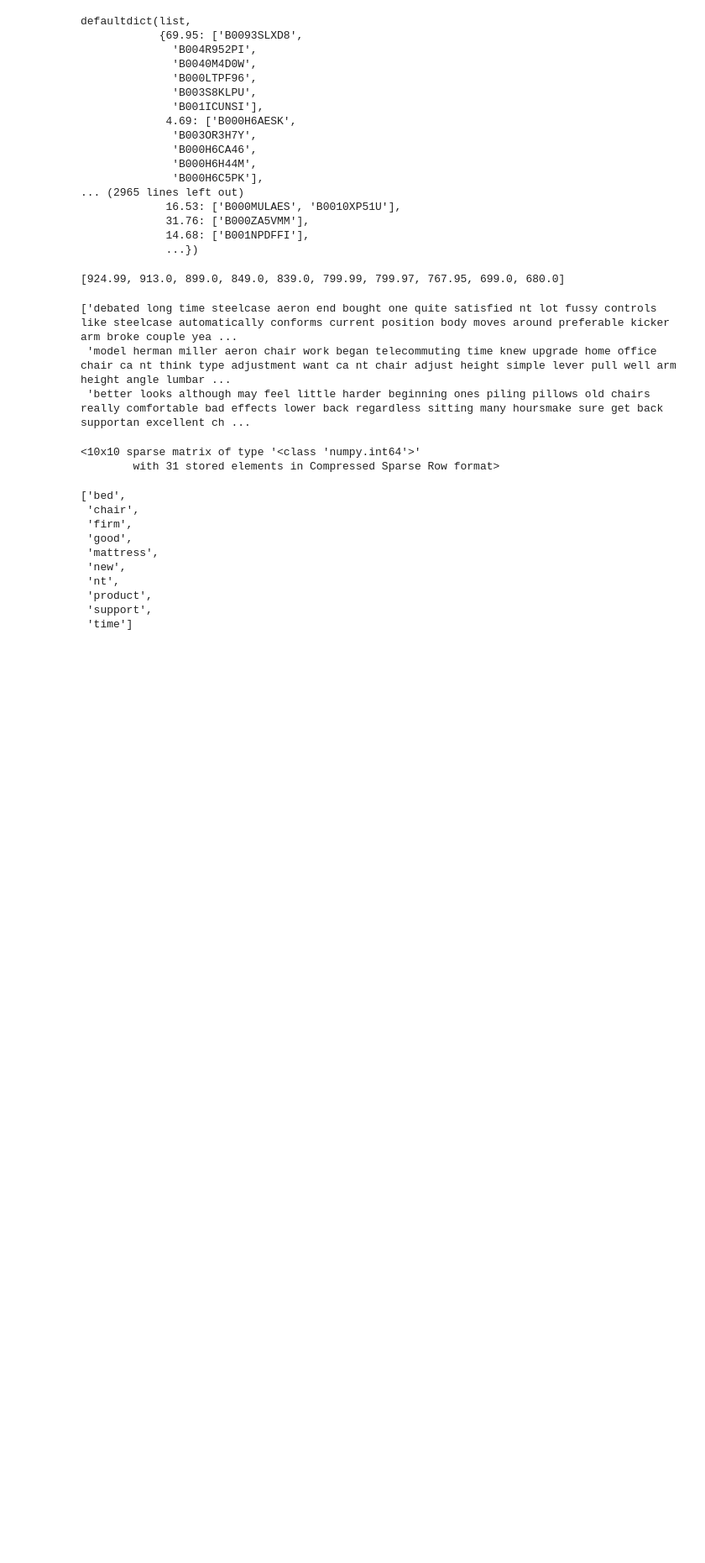
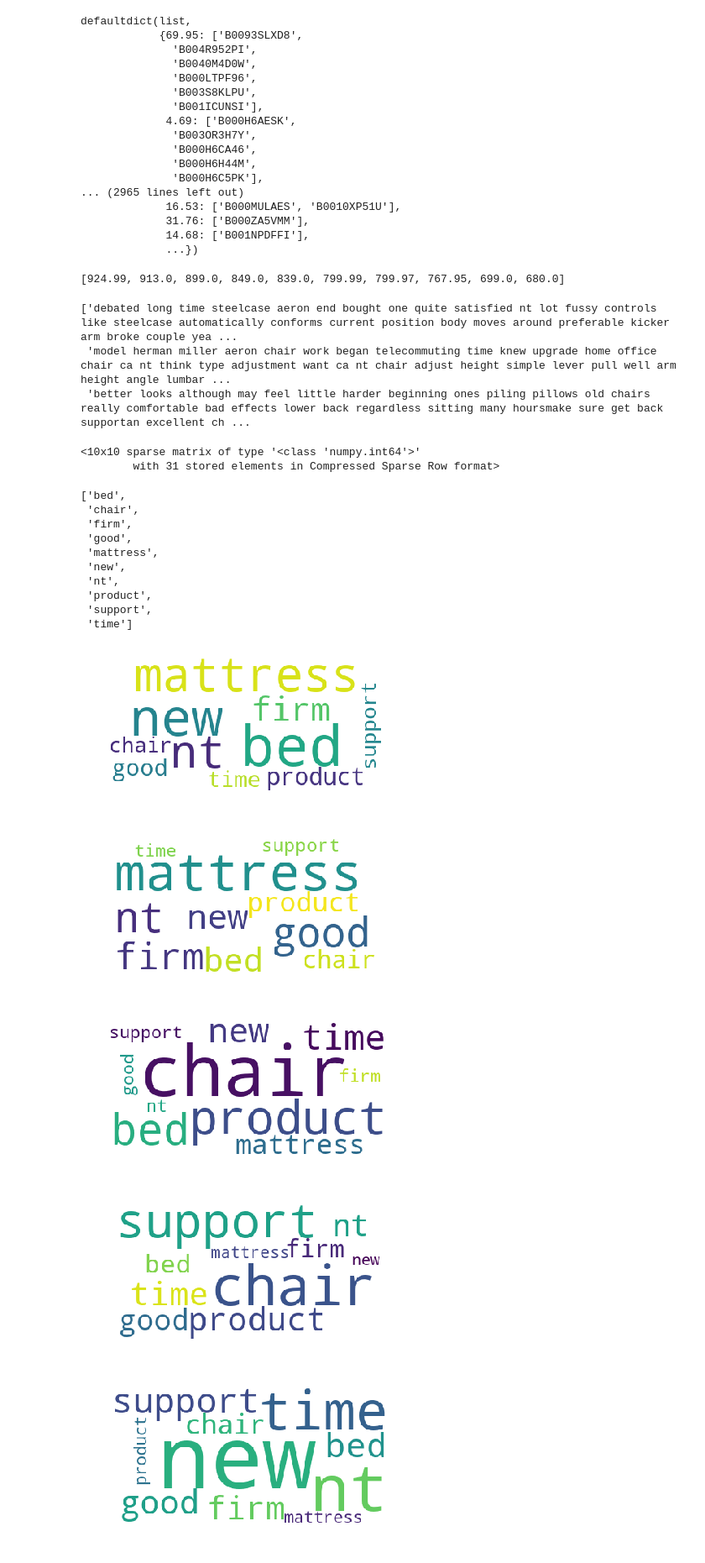
Before and after one commit to Aparna-Gupta/amazon_yolo, a Jupyter notebook: LDA.ipynb, the cells around one changed output. Shown at 84% size. Saved outputs shown, nothing was run; the diff lists cells and outputs as text; code cells hidden in the pictures; blank space fills up the shorter version.

Commit message:
generated word cloud

```diff
--- a/LDA.ipynb
+++ b/LDA.ipynb
@@ -120,3 +120,29 @@ tf_feature_names
  'product',
  'support',
  'time']
+# %%
+import wordcloud
+import math
+import matplotlib.pyplot as plt
+for i in range ( no_topics ):
+    termsInTopic = lda.components_[i].argsort()#[:-50-1:-1]
+    termsAndCounts = []
+    for term in termsInTopic:
+        termsAndCounts.append((str(tf_feature_names[term].strip()),math.ceil(lda.components_[i][term]*1000)))
+
+
+    = {}
+    for product,count in termsAndCounts :
+        termsAndCountsDict[ product ] = count
+    cloud = wordcloud.WordCloud(background_color="white")
+    cloud.generate_from_frequencies(termsAndCountsDict)
+    plt.imshow(cloud)
+    plt.axis("off")
+    plt.savefig(str(i))
+    plt.show()
+# %% [output]
+[figure, added]
+[figure, added]
+[figure, added]
+[figure, added]
+[figure, added]
```
